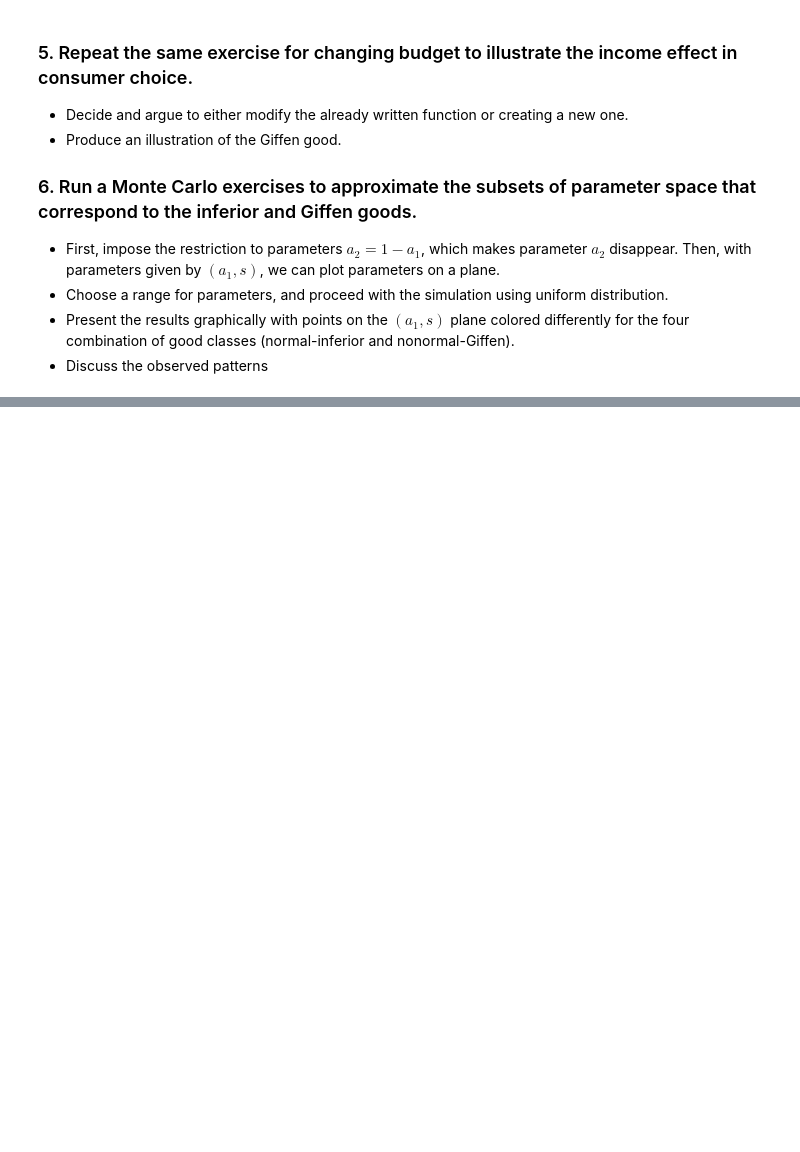
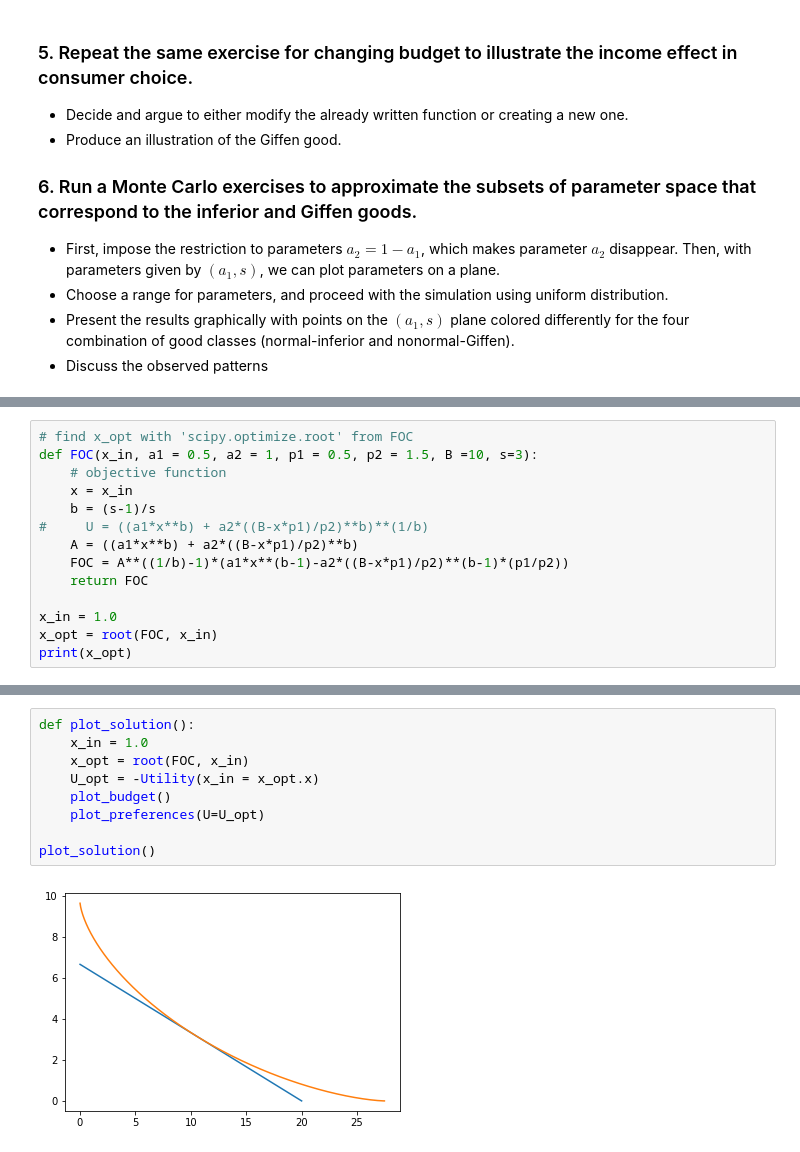
Before and after one commit to Poonpolkul/ECON8014-Midterm, a Jupyter notebook: topic1consumer.ipynb, the cells around one changed output, grey strips where cells are left out. Cells and saved outputs as stored; diff of their text form; blank space fills up the shorter version.

```diff
--- a/topic1consumer.ipynb
+++ b/topic1consumer.ipynb
@@ -65,0 +192,14 @@ $B = x p_1 + y p_2$
+# %%
+# find x_opt with 'scipy.optimize.root' from FOC
+def FOC(x_in, a1 = 0.5, a2 = 1, p1 = 0.5, p2 = 1.5, B =10, s=3):
+    # objective function
+    x = x_in
+    b = (s-1)/s
+#     U = ((a1*x**b) + a2*((B-x*p1)/p2)**b)**(1/b)
+    A = ((a1*x**b) + a2*((B-x*p1)/p2)**b)
+    FOC = A**((1/b)-1)*(a1*x**(b-1)-a2*((B-x*p1)/p2)**(b-1)*(p1/p2))
+    return FOC
+
+x_in = 1.0
+x_opt = root(FOC, x_in)
+print(x_opt)
@@ -65,0 +216,11 @@ $B = x p_1 + y p_2$
+# %%
+def plot_solution():
+    x_in = 1.0
+    x_opt = root(FOC, x_in)
+    U_opt = -Utility(x_in = x_opt.x)
+    plot_budget()
+    plot_preferences(U=U_opt)
+
+plot_solution()
+# %% [output]
+[figure, added]
```
Also changed, not shown: parts of 7 cells of this notebook.
